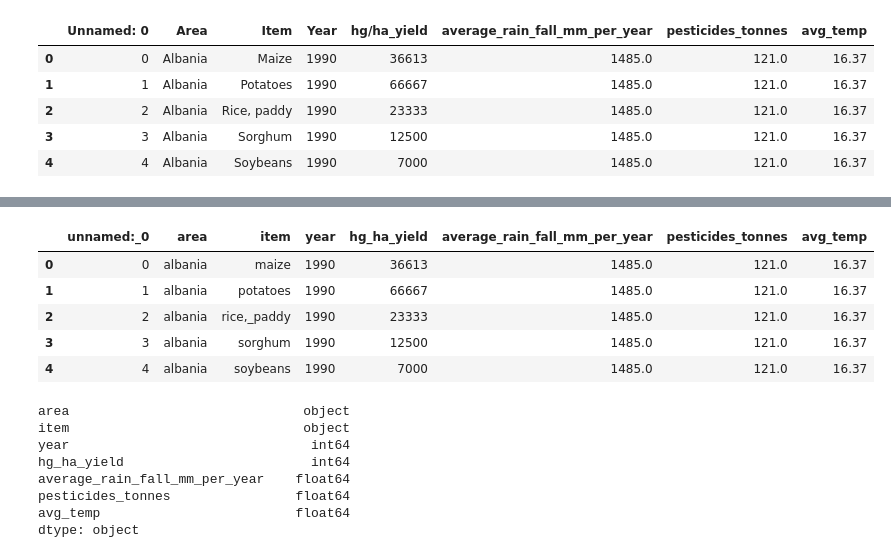
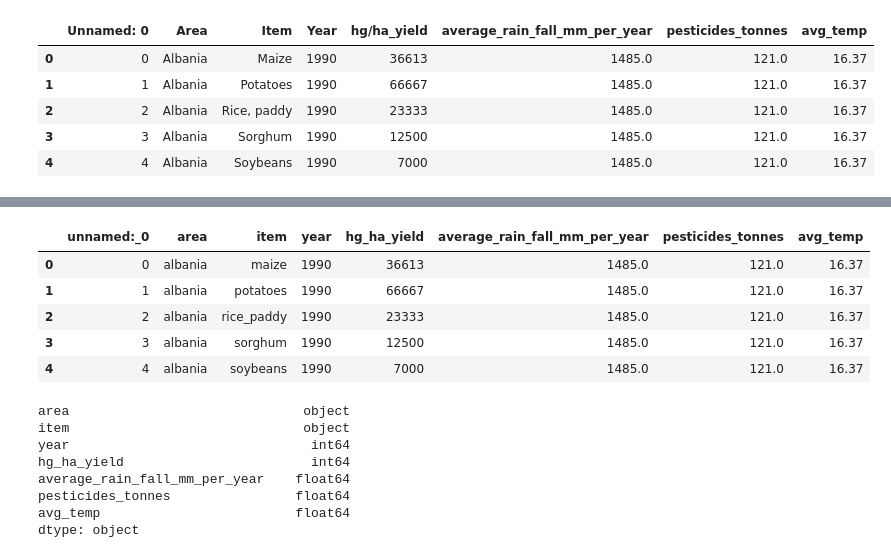
Before and after one commit to tokurgit/crop-yield-prediction, a Jupyter notebook: notebook.ipynb, the cells around one changed output, grey strips where cells are left out. Cells and saved outputs as stored; diff of their text form; code cells hidden in the pictures.

```diff
--- a/notebook.ipynb
+++ b/notebook.ipynb
@@ -54,16 +54,16 @@ df.head()
 # %%
 # Standardize values for the categorical variables
 categorical = ["area", "item"]
 
 for col in categorical:
-    df[col] = df[col].str.lower().str.replace(" ", "_")
+    df[col] = df[col].str.lower().str.replace(" ", "_").str.replace(",", "")
 
 df.head()
 # %% [output]
 |  | unnamed:_0 | area | item | year | hg_ha_yield | average_rain_fall_mm_per_year | pesticides_tonnes | avg_temp |
 | 0 | 0 | albania | maize | 1990 | 36613 | 1485.0 | 121.0 | 16.37 |
 | 1 | 1 | albania | potatoes | 1990 | 66667 | 1485.0 | 121.0 | 16.37 |
-| 2 | 2 | albania | rice,_paddy | 1990 | 23333 | 1485.0 | 121.0 | 16.37 |
+| 2 | 2 | albania | rice_paddy | 1990 | 23333 | 1485.0 | 121.0 | 16.37 |
 | 3 | 3 | albania | sorghum | 1990 | 12500 | 1485.0 | 121.0 | 16.37 |
 | 4 | 4 | albania | soybeans | 1990 | 7000 | 1485.0 | 121.0 | 16.37 |
 # %%
```
Also changed, not shown: parts of 7 cells of this notebook, 9 other files.
